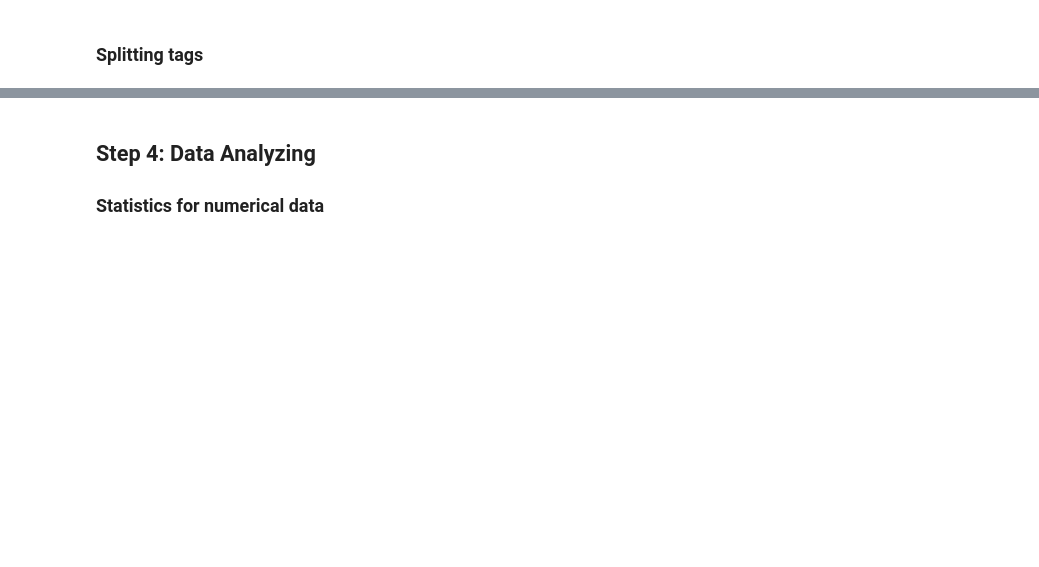
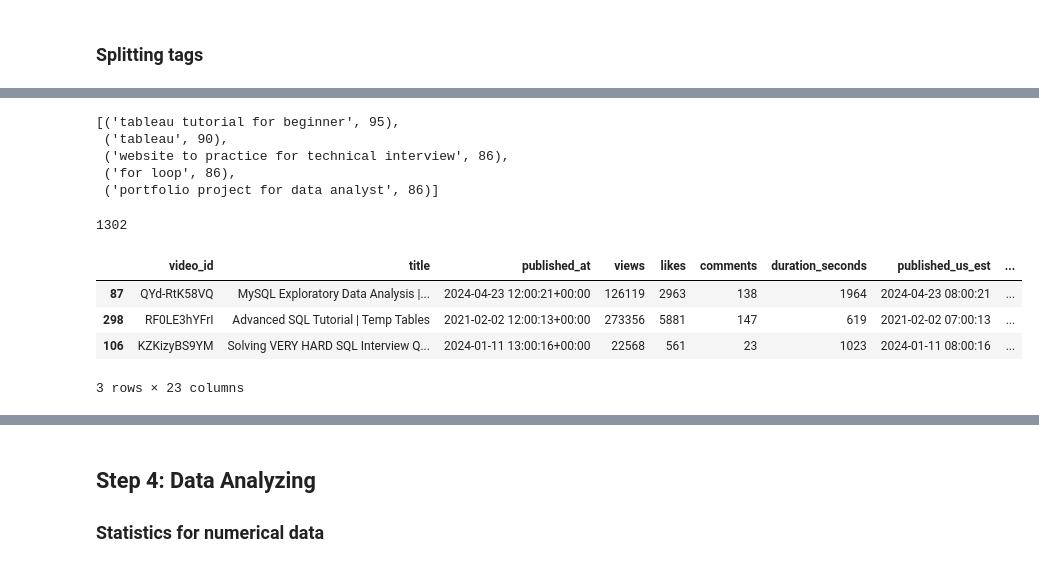
Before and after one commit to LiLuo086/alex-the-analyst-youtube-analysis, a Jupyter notebook: eda.ipynb, the cells around one changed output, grey strips where cells are left out. Saved outputs shown, nothing was run; the diff lists cells and outputs as text; code cells hidden in the pictures; blank space fills up the shorter version.

```diff
--- a/eda.ipynb
+++ b/eda.ipynb
@@ -100,0 +118,27 @@ df_tags.head() # Check data frame of tags
+# %%
+# Step 1: Normalize the Tags
+
+def normalize_tag(tag):
+    if not isinstance(tag, str):
+        return ''  # return empty if the tag is NaN
+    else:
+        tag = tag.lower()
+        tag = tag.strip()
+        tag = tag.replace('-', ' ')
+        tag = tag.replace('_', ' ')
+        tag = ' '.join(tag.split())
+    return tag
+
+df_tags['normalized_tag'] = df_tags['tag'].apply(normalize_tag)
+# %%
+# Step 2: Lemmatize Words
+
+
+nltk.download('wordnet')
+
+lemmatizer = WordNetLemmatizer()
+
+def lemmatize_tag(tag):
+    return ' '.join([lemmatizer.lemmatize(word) for word in tag.split()])
+
+df_tags['lemmatized_tag'] = df_tags['normalized_tag'].apply(lemmatize_tag)
@@ -100,0 +148,25 @@ df_tags.head() # Check data frame of tags
+# %%
+from fuzzywuzzy import fuzz
+from fuzzywuzzy import process
+
+# Example: Get close matches for a given tag
+tag_list = df_tags['lemmatized_tag'].unique().tolist()
+process.extract("tableau for beginner", tag_list, limit=5)
+# %% [output]
+[('tableau tutorial for beginner', 95),
+ ('tableau', 90),
+ ('website to practice for technical interview', 86),
+ ('for loop', 86),
+ ('portfolio project for data analyst', 86)]
+# %%
+len(tag_list)
+# %% [output]
+1302
+# %%
+df_tags.sample(3)
+# %% [output]
+|  | video_id | title | published_at | views | likes | comments | duration_seconds | published_us_est | ... |
+| 87 | QYd-RtK58VQ | MySQL Exploratory Data Analysis |... | 2024-04-23 12:00:21+00:00 | 126119 | 2963 | 138 | 1964 | 2024-04-23 08:00:21 | ... |
+| 298 | RF0LE3hYFrI | Advanced SQL Tutorial | Temp Tables | 2021-02-02 12:00:13+00:00 | 273356 | 5881 | 147 | 619 | 2021-02-02 07:00:13 | ... |
+| 106 | KZKizyBS9YM | Solving VERY HARD SQL Interview Q... | 2024-01-11 13:00:16+00:00 | 22568 | 561 | 23 | 1023 | 2024-01-11 08:00:16 | ... |
+3 rows × 23 columns
```
Also changed, not shown: parts of 10 cells of this notebook, 1 other file.
